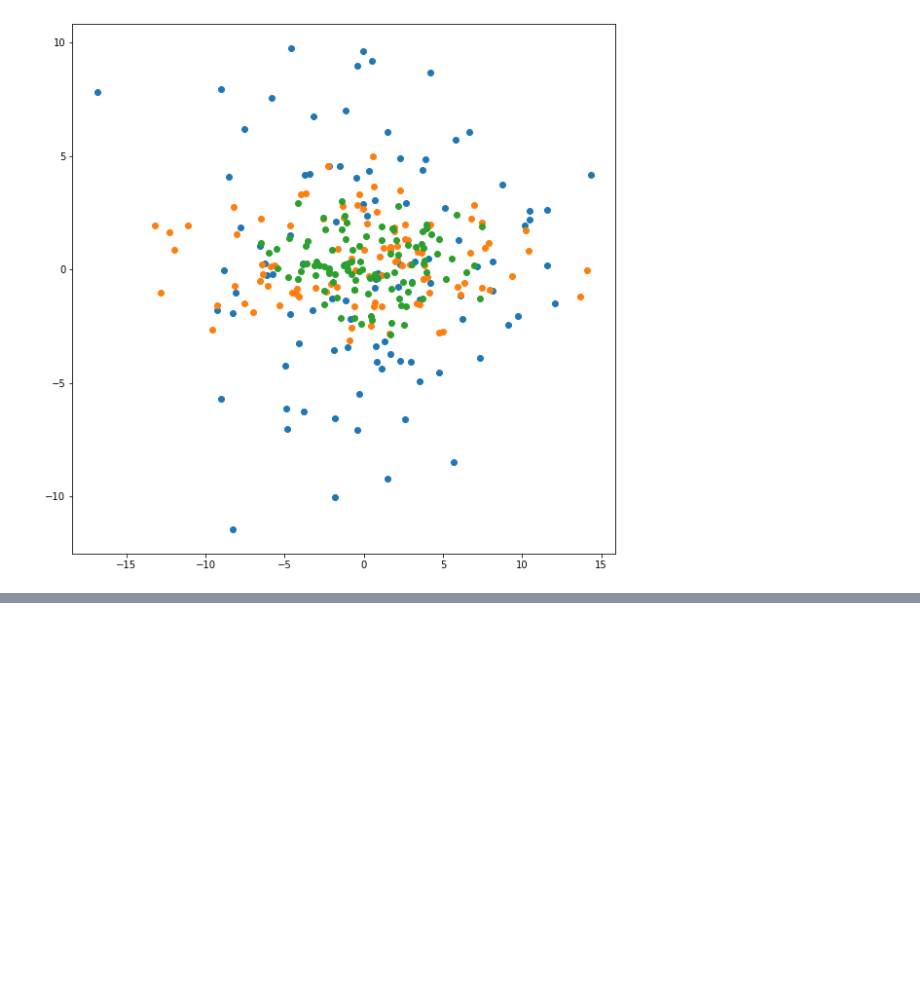
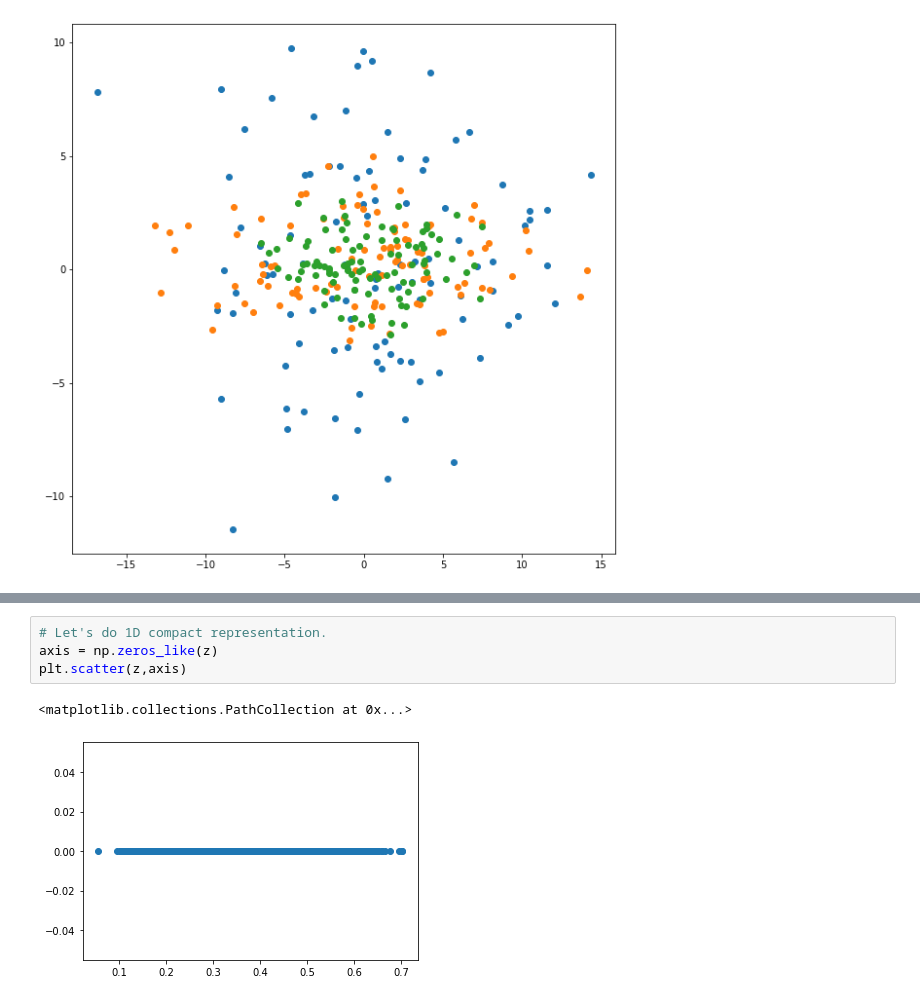
Before and after one commit to masa512/PCA, a Jupyter notebook: pca.ipynb, the cells around one changed output, grey strips where cells are left out. Cells and saved outputs as stored; diff of their text form; blank space fills up the shorter version.

```diff
--- a/pca.ipynb
+++ b/pca.ipynb
@@ -164,0 +202,7 @@ plt.scatter(Dtrans[2][0,None],Dtrans[2][1,None])
+# %%
+# Let's do 1D compact representation.
+axis = np.zeros_like(z)
+plt.scatter(z,axis)
+# %% [output]
+<matplotlib.collections.PathCollection at 0x...>
+[figure, added]
```
Also changed, not shown: parts of 6 cells of this notebook.
